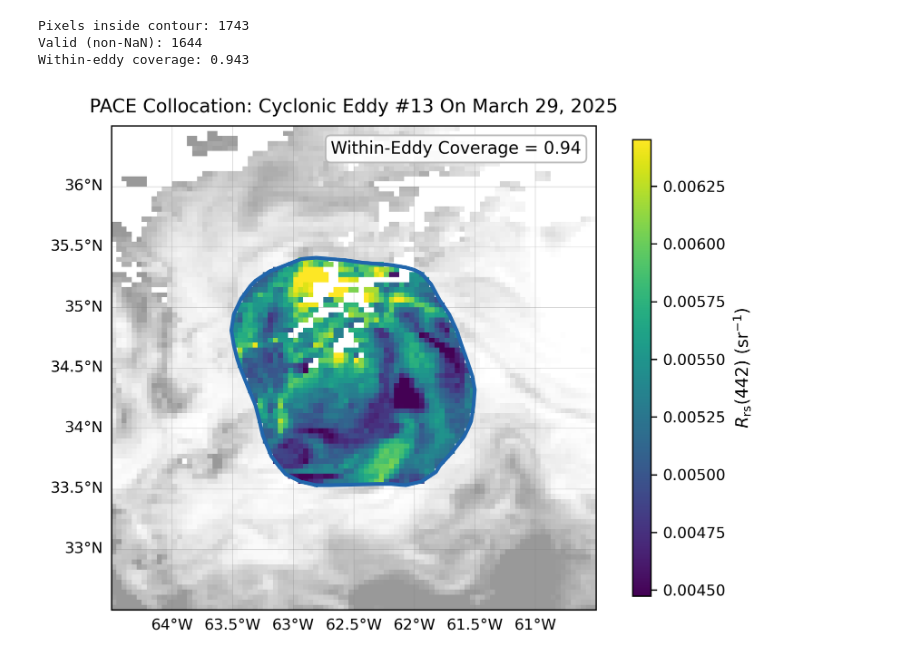
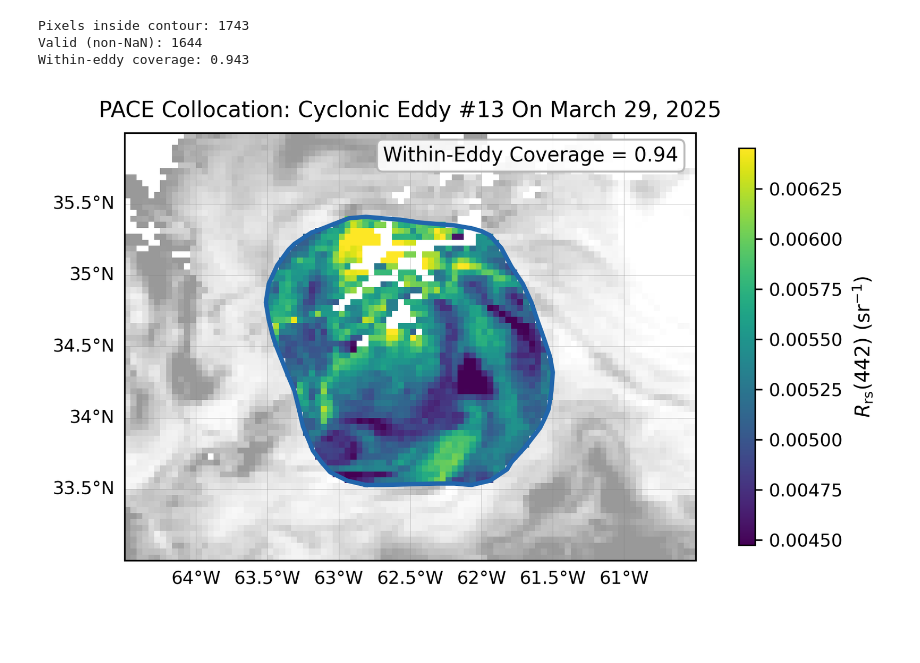
Before and after one commit to jerrychen751/eddy-tracking, a Jupyter notebook: SE_BGC/04_pace_collocation/pace_collocation.ipynb, the cells around one changed output. Drawn from its saved outputs; the diff is of its cells as text; code cells hidden in the pictures; blank space fills up the shorter version.

Commit message:
methods: reduce pace collocation figure height

```diff
--- a/SE_BGC/04_pace_collocation/pace_collocation.ipynb
+++ b/SE_BGC/04_pace_collocation/pace_collocation.ipynb
@@ -53,7 +53,7 @@ print(f"Effective radius: {t['radius_e'][idx]/1000:.1f} km")
 Eddy 13 on 2025-03-29
 Effective radius: 100.0 km
 # %%
-# Square symmetric extent rounded to 0.5° gridline alignment
+# Square symmetric extent rounded to 0.5° gridline alignment, then trim 0.5° off each lat edge
 center_lon = (clons.min() + clons.max()) / 2
 center_lat = (clats.min() + clats.max()) / 2
 half_span = max(clons.max() - clons.min(), clats.max() - clats.min()) / 2 + 0.7
@@ -74,6 +74,11 @@ elif h < w:
     diff = w - h
     south = round_half(south - diff/2, "down")
     north = round_half(north + diff/2, "up")
+
+# Trim latitude padding to make the plot less tall
+LAT_INSET = 0.5
+south += LAT_INSET
+north -= LAT_INSET
 extent = [west, east, south, north]
 
 # Subset PACE grid
@@ -103,7 +108,7 @@ Valid (non-NaN): 1644
 Within-eddy coverage: 0.943
 # %%
 proj = ccrs.PlateCarree()
-fig, ax = plt.subplots(figsize=(6.5, 6.5), dpi=300, subplot_kw={"projection": proj})
+fig, ax = plt.subplots(figsize=(6.5, 4.8), dpi=300, subplot_kw={"projection": proj})
 ax.set_extent(extent, crs=proj)
 ax.set_facecolor("white")
 
@@ -123,32 +128,32 @@ vmax = np.nanpercentile(rrs_sub[inside], 98)
 cf = ax.pcolormesh(lon_sub, lat_sub, rrs_color, cmap="viridis",
                    vmin=vmin, vmax=vmax, transform=proj, zorder=3)
 
 # Eddy contour boundary
 ax.plot(poly_lons, poly_lats, color="#2166ac", lw=2.2, transform=proj, zorder=5)
 
 # Within-eddy coverage label in top-right
 ax.text(0.97, 0.97, f"Within-Eddy Coverage = {coverage:.2f}", transform=ax.transAxes,
         fontsize=10, ha="right", va="top",
         bbox=dict(boxstyle="round,pad=0.3", facecolor="white", edgecolor="0.7", alpha=0.9),
         zorder=10)
 
 gl = ax.gridlines(draw_labels=True, linewidth=0.3, color="0.5", alpha=0.4, zorder=7)
 gl.top_labels = gl.right_labels = False
 gl.xlabel_style = {"size": 9}
 gl.ylabel_style = {"size": 9}
 gl.xlocator = mticker.FixedLocator(np.arange(extent[0], extent[1] + 0.1, 0.5))
 gl.ylocator = mticker.FixedLocator(np.arange(extent[2], extent[3] + 0.1, 0.5))
 
-# Colorbar with extra padding from plot
+# Colorbar
 cbar = fig.colorbar(cf, ax=ax, orientation="vertical", shrink=0.75, pad=0.06, aspect=25)
 cbar.set_label(r"$R_{\mathrm{rs}}$(442) (sr$^{-1}$)", fontsize=10)
 cbar.ax.tick_params(labelsize=9)
 
 date_obj = datetime.strptime(DATE, "%Y-%m-%d")
 ax.set_title(f"PACE Collocation: Cyclonic Eddy #{TRACK_ID} On {date_obj.strftime('%B %d, %Y')}",
              fontsize=11, pad=8)
 
 fig.savefig("pace_collocation.png", dpi=300, bbox_inches="tight")
 plt.show()
 # %% [output]
-[figure, old version]
+[figure, new version]
```
